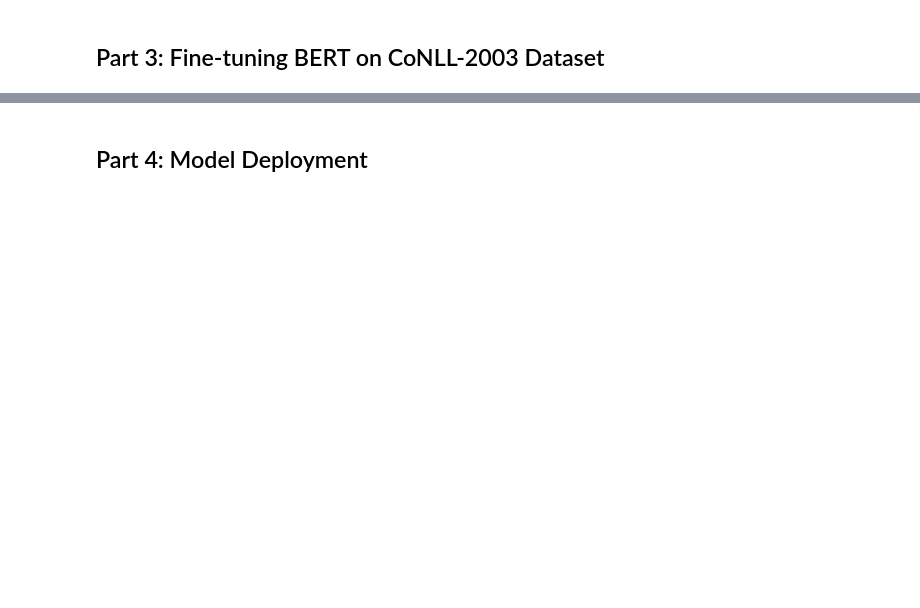
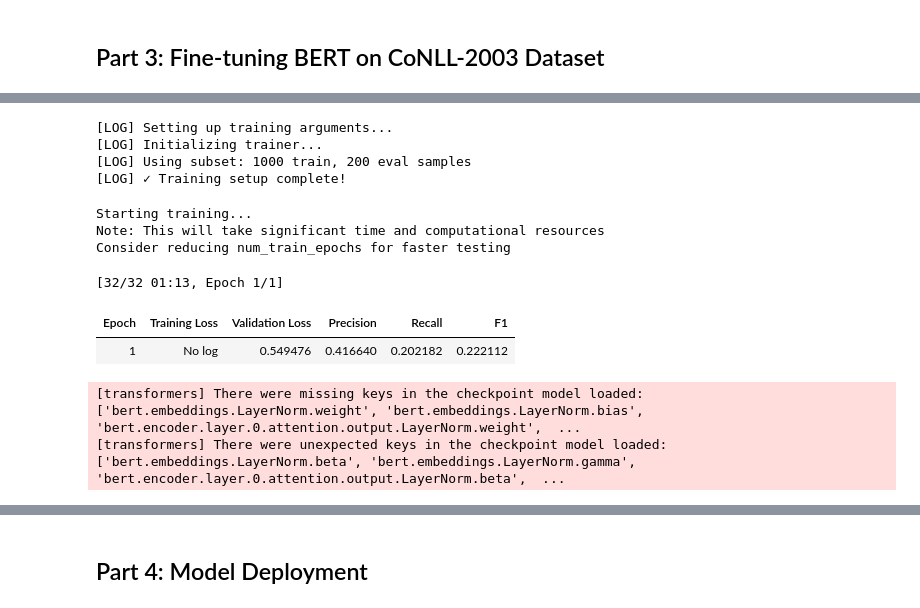
Before and after one commit to sksarvesh007/nlug-assignment, a Jupyter notebook: ner_case_study.ipynb, the cells around one changed output, grey strips where cells are left out. Saved outputs shown, nothing was run; the diff lists cells and outputs as text; code cells hidden in the pictures; blank space fills up the shorter version.

```diff
--- a/ner_case_study.ipynb
+++ b/ner_case_study.ipynb
@@ -277,20 +426,6 @@ def tokenize_and_align_labels(examples, label_all_tokens=True):
 
     tokenized_inputs["labels"] = labels
     return tokenized_inputs
-# %%
-# Tokenize dataset
-if dataset is not None:
-    print("[LOG] Starting dataset tokenization...")
-    tokenized_datasets = dataset.map(
-        tokenize_and_align_labels,
-        batched=True,
-        remove_columns=dataset["train"].column_names
-    )
-    print("[LOG] ✓ Tokenization complete")
-else:
-    print("[LOG] Skipping tokenization - dataset not loaded")
-    print("The tokenization code is ready to use once the dataset is available.")
-    tokenized_datasets = None
 # %%
 # Data collator
 data_collator = DataCollatorForTokenClassification(tokenizer)
@@ -325,26 +535,32 @@ training_args = TrainingArguments(
     eval_strategy="epoch",
     save_strategy="epoch",
     learning_rate=2e-5,
-    per_device_train_batch_size=16,
-    per_device_eval_batch_size=16,
-    num_train_epochs=3,
+    per_device_train_batch_size=32,  # Increased batch size for better GPU utilization
+    per_device_eval_batch_size=32,
+    num_train_epochs=1,  # Reduced from 3 to 1 for faster training
     weight_decay=0.01,
     push_to_hub=False,
-    logging_steps=50,
-    save_total_limit=2,
+    logging_steps=100,  # Reduced logging frequency
+    save_total_limit=1,
     load_best_model_at_end=True,
-    metric_for_best_model="f1"
+    metric_for_best_model="f1",
+    fp16=True,  # Enable mixed precision training for speed
+    gradient_accumulation_steps=1
 )
 
 # Initialize trainer
 if tokenized_datasets is not None:
     print("[LOG] Initializing trainer...")
+    # Use smaller subset for faster demonstration
+    train_subset = tokenized_datasets["train"].shuffle(seed=42).select(range(1000))
+    eval_subset = tokenized_datasets["validation"].shuffle(seed=42).select(range(200))
+    print(f"[LOG] Using subset: {len(train_subset)} train, {len(eval_subset)} eval samples")
+
     trainer = Trainer(
         model=model,
         args=training_args,
-        train_dataset=tokenized_datasets["train"],
-        eval_dataset=tokenized_datasets["validation"],
-        tokenizer=tokenizer,
+        train_dataset=train_subset,
+        eval_dataset=eval_subset,
         data_collator=data_collator,
         compute_metrics=compute_metrics
     )
@@ -353,17 +569,31 @@ else:
     trainer = None
     print("[LOG] Skipping trainer initialization - dataset not loaded")
     print("The training setup code is ready to use once the dataset is available.")
+# %% [output]
+[LOG] Setting up training arguments...
+[LOG] Initializing trainer...
+[LOG] Using subset: 1000 train, 200 eval samples
+[LOG] ✓ Training setup complete!
 # %%
 # Start training
 if trainer is not None:
     print("\nStarting training...")
     print("Note: This will take significant time and computational resources")
     print("Consider reducing num_train_epochs for faster testing")
 
-    # Uncomment to actually train
-    # trainer.train()
+    # Train the model
+    trainer.train()
 else:
     print("\nSkipping training - dataset not loaded")
-    print("Uncomment trainer.train() to start actual training when dataset is available")
+    print("Training will start automatically when dataset is available")
+# %% [output]
+Starting training...
+Note: This will take significant time and computational resources
+Consider reducing num_train_epochs for faster testing
+[32/32 01:13, Epoch 1/1]
+| Epoch | Training Loss | Validation Loss | Precision | Recall | F1 |
+| 1 | No log | 0.549476 | 0.416640 | 0.202182 | 0.222112 |
+[transformers] There were missing keys in the checkpoint model loaded: ['bert.embeddings.LayerNorm.weight', 'bert.embeddings.LayerNorm.bias', 'bert.encoder.layer.0.attention.output.LayerNorm.weight',  ...
+[transformers] There were unexpected keys in the checkpoint model loaded: ['bert.embeddings.LayerNorm.beta', 'bert.embeddings.LayerNorm.gamma', 'bert.encoder.layer.0.attention.output.LayerNorm.beta',  ...
 # %%
 # Evaluate on test set (after training)
```
Also changed, not shown: parts of 19 cells of this notebook, 1 other file.
